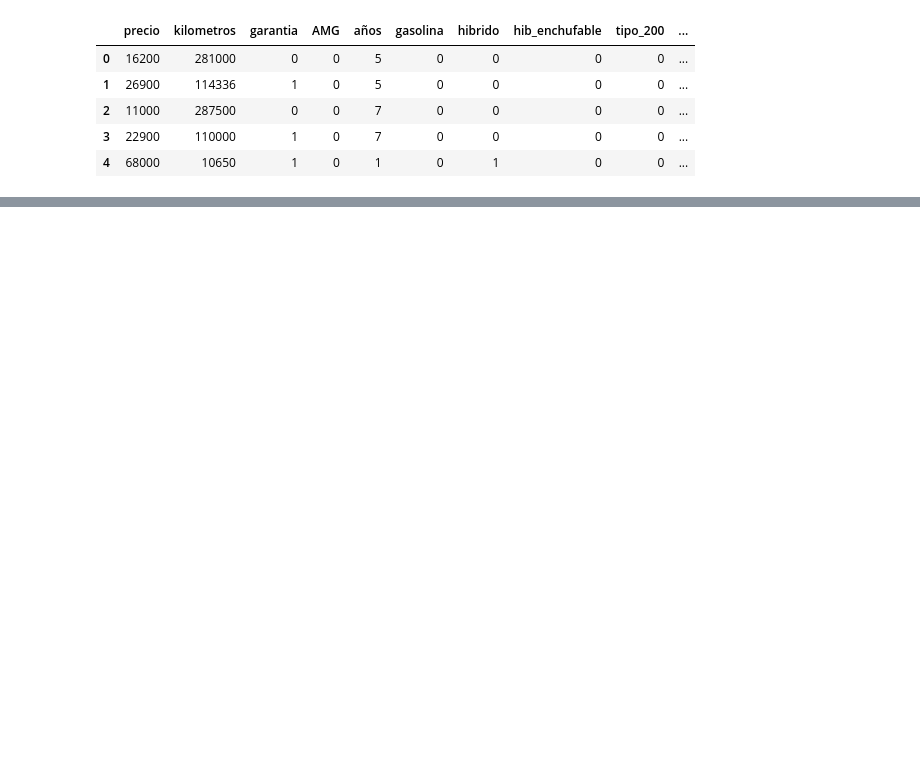
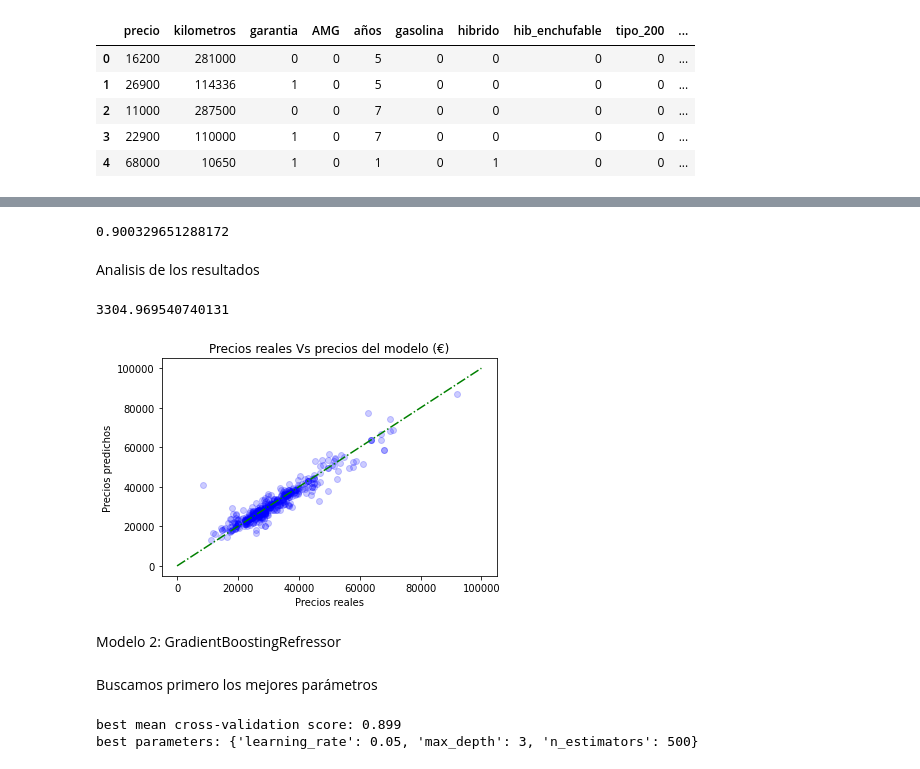
Before and after one commit to JAlonMor/Webscraping, a Jupyter notebook: MODEL_coches.ipynb, the cells around one changed output, grey strips where cells are left out. Drawn from its saved outputs; the diff is of its cells as text; code cells hidden in the pictures; blank space fills up the shorter version.

```diff
--- a/MODEL_coches.ipynb
+++ b/MODEL_coches.ipynb
@@ -199,0 +168,2 @@ Puede que tenga Overfitting
+# %%
+clf = RandomForestRegressor(random_state=0, n_estimators= 100, max_features = 'sqrt', max_depth=16)
@@ -199,0 +172,20 @@ Puede que tenga Overfitting
+# %%
+# Pipelines
+
+# Escalado de características 'años' y 'kilómetros'
+
+pre_process = ColumnTransformer(remainder = 'passthrough',
+                                transformers = [('scale_data_Mx_mn', MinMaxScaler(),['años','kilometros'])])
+
+# Aplicar escalado y transformación para realizar modelo RandomForestRegressor
+
+model_pipeline = Pipeline(steps = [('pre_processing', pre_process),
+                                   ('random_forest', clf)])
+
+# Aplicar transformación logarítmica a variable objetivo 'precio', procesar resto de Pipelines
+
+model = TransformedTargetRegressor(regressor = model_pipeline,
+                                   func = func,
+                                   inverse_func = inverse_func)
+# %%
+model.fit(X_train, y_train)
@@ -199,0 +205,44 @@ Puede que tenga Overfitting
+# %%
+R2_RFR = model.score(X_test, y_test)
+R2_RFR
+# %% [output]
+0.900329651288172
+# %% [markdown]
+Analisis de los resultados
+# %%
+from sklearn.metrics import mean_squared_error
+
+rms_RFR = mean_squared_error(y_test, model.predict(X_test), squared=False)
+rms_RFR
+# %% [output]
+3304.969540740131
+# %%
+# Grafico para mejor comprensión de nuestras predicciones
+plt.scatter(y_test, model.predict(X_test), color="blue", label = 'Precios', alpha=0.2)
+plt.plot(range(100000), linestyle = 'dashdot', color = 'green')
+plt.xlabel('Precios reales')
+plt.ylabel('Precios predichos')
+plt.title('Precios reales Vs precios del modelo (€)')
+plt.show()
+# %% [output]
+[figure, added]
+# %% [markdown]
+Modelo 2: GradientBoostingRefressor
+# %% [markdown]
+Buscamos primero los mejores parámetros
+# %%
+from sklearn.ensemble import GradientBoostingRegressor
+
+Niterations = [10,100,500, 800]
+learningRate = [0.1, 0.05, 0.02]
+max_depth = [1,3,5,7,9]
+n_folds = 3
+param_grid = {'n_estimators': Niterations, 'learning_rate': learningRate, 'max_depth': max_depth}
+clf = GradientBoostingRegressor(random_state=0, max_depth=3)
+grid = GridSearchCV(clf, param_grid=param_grid, cv=n_folds)
+grid.fit(X_train, y_train)
+print("best mean cross-validation score: {:.3f}".format(grid.best_score_))
+print("best parameters: {}".format(grid.best_params_))
+# %% [output]
+best mean cross-validation score: 0.899
+best parameters: {'learning_rate': 0.05, 'max_depth': 3, 'n_estimators': 500}
```
Also changed, not shown: parts of 43 cells of this notebook.
